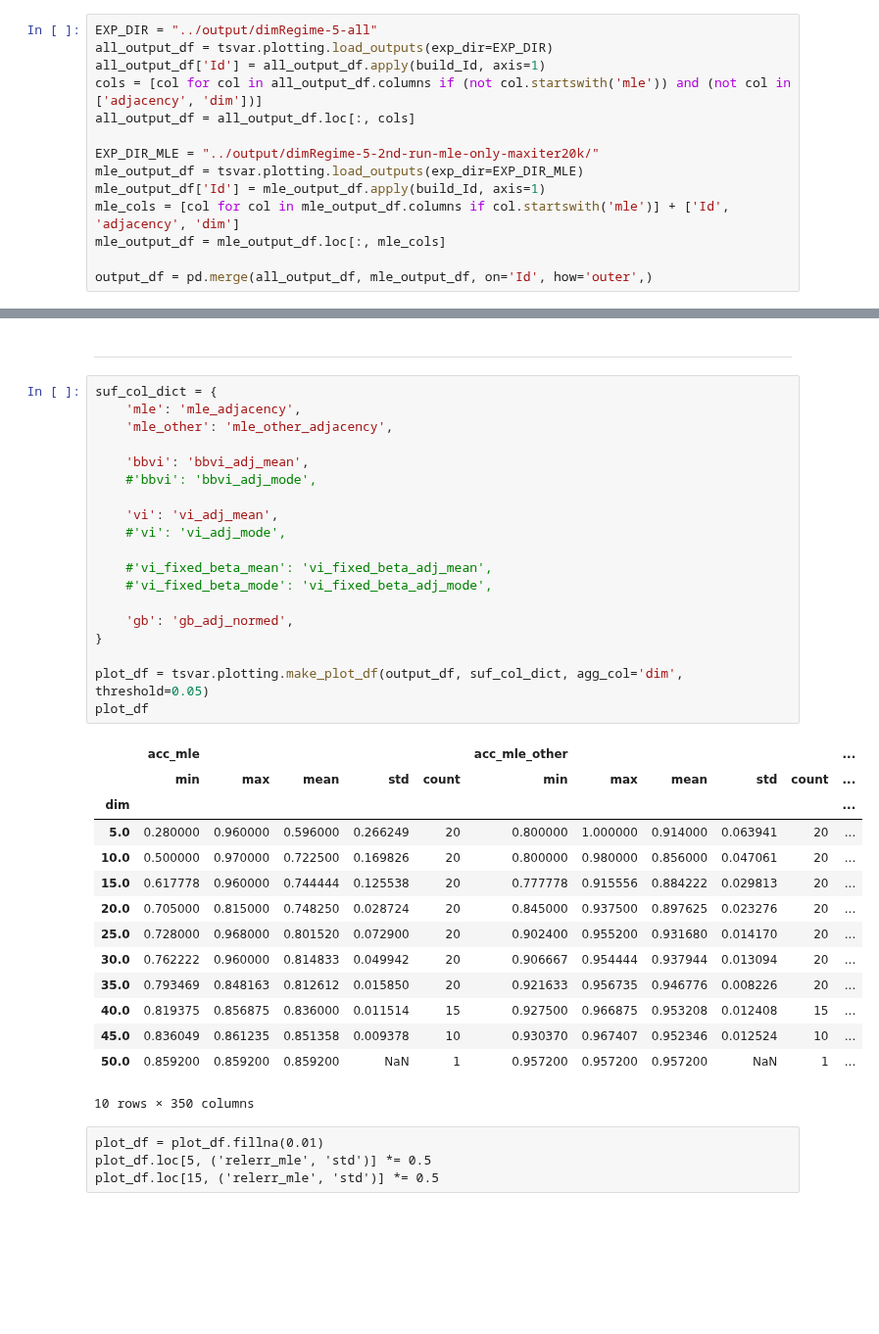
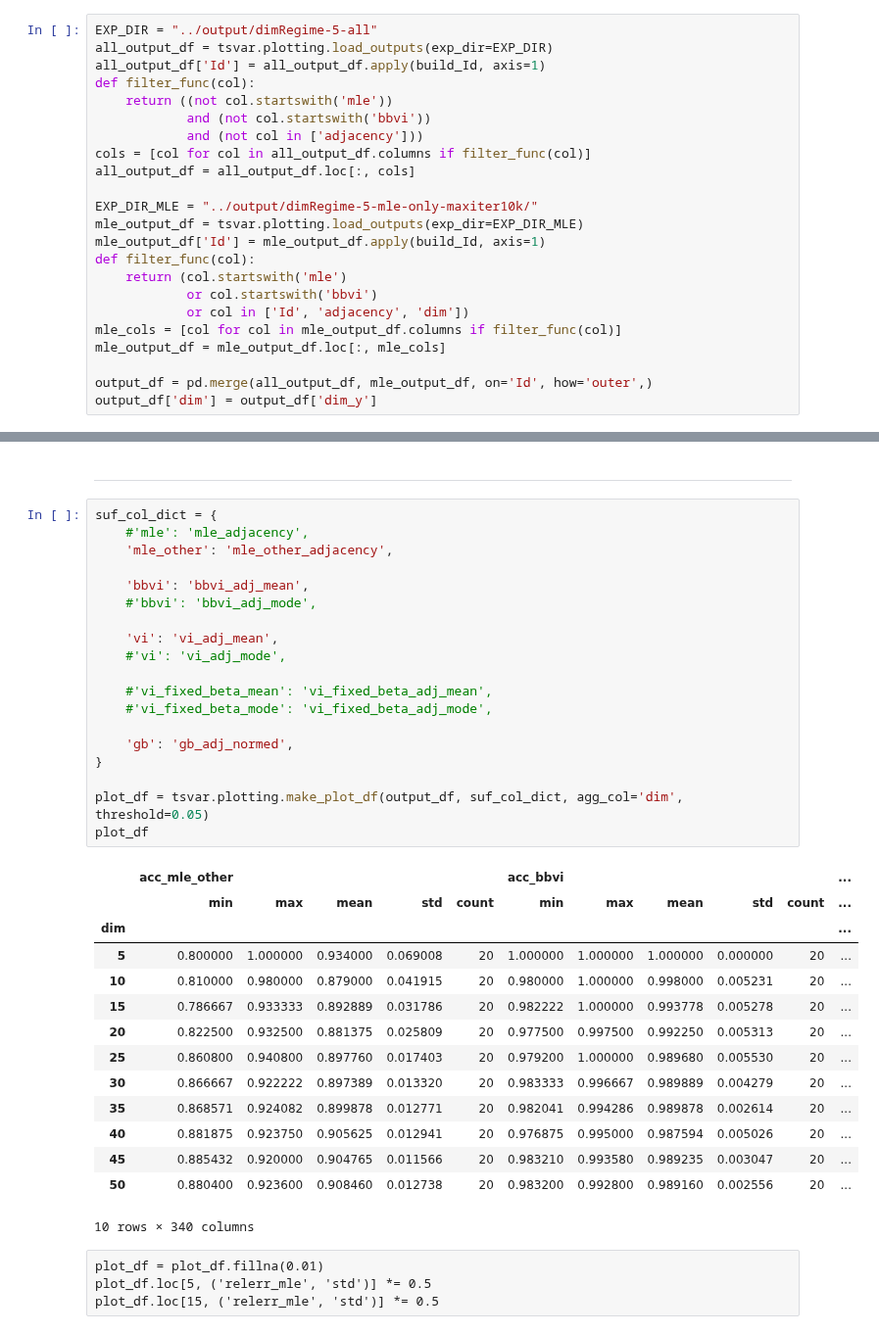
Before and after one commit to trouleau/var-wold, a Jupyter notebook: notebook/9-wt-3-process-experiment-output.ipynb, the cells around one changed output, grey strips where cells are left out. Shown at 98% size. Drawn from its saved outputs; the diff is of its cells as text; blank space fills up the shorter version.

```diff
--- a/notebook/9-wt-3-process-experiment-output.ipynb
+++ b/notebook/9-wt-3-process-experiment-output.ipynb
@@ -30,15 +30,24 @@ output_df.head()
 EXP_DIR = "../output/dimRegime-5-all"
 all_output_df = tsvar.plotting.load_outputs(exp_dir=EXP_DIR)
 all_output_df['Id'] = all_output_df.apply(build_Id, axis=1)
-cols = [col for col in all_output_df.columns if (not col.startswith('mle')) and (not col in ['adjacency', 'dim'])]
+def filter_func(col):
+    return ((not col.startswith('mle'))
+            and (not col.startswith('bbvi'))
+            and (not col in ['adjacency']))
+cols = [col for col in all_output_df.columns if filter_func(col)]
 all_output_df = all_output_df.loc[:, cols]
 
-EXP_DIR_MLE = "../output/dimRegime-5-2nd-run-mle-only-maxiter20k/"
+EXP_DIR_MLE = "../output/dimRegime-5-mle-only-maxiter10k/"
 mle_output_df = tsvar.plotting.load_outputs(exp_dir=EXP_DIR_MLE)
 mle_output_df['Id'] = mle_output_df.apply(build_Id, axis=1)
-mle_cols = [col for col in mle_output_df.columns if col.startswith('mle')] + ['Id', 'adjacency', 'dim']
+def filter_func(col):
+    return (col.startswith('mle')
+            or col.startswith('bbvi')
+            or col in ['Id', 'adjacency', 'dim'])
+mle_cols = [col for col in mle_output_df.columns if filter_func(col)]
 mle_output_df = mle_output_df.loc[:, mle_cols]
 
 output_df = pd.merge(all_output_df, mle_output_df, on='Id', how='outer',)
+output_df['dim'] = output_df['dim_y']
 # %% [output]
 Process file: ../output/dimRegime-5-all/1590697291-g02-d50-n500000/output-01.json...
@@ -47,38 +56,38 @@ Process file: ../output/dimRegime-5-2nd-run-mle-only-maxiter20k/1590697291-g00-d
 ---
 # %%
 suf_col_dict = {
-    'mle': 'mle_adjacency',
+    #'mle': 'mle_adjacency',
     'mle_other': 'mle_other_adjacency',
 
     'bbvi': 'bbvi_adj_mean',
     #'bbvi': 'bbvi_adj_mode',
 
     'vi': 'vi_adj_mean',
     #'vi': 'vi_adj_mode',
 
     #'vi_fixed_beta_mean': 'vi_fixed_beta_adj_mean',
     #'vi_fixed_beta_mode': 'vi_fixed_beta_adj_mode',
 
     'gb': 'gb_adj_normed',
 }
 
 plot_df = tsvar.plotting.make_plot_df(output_df, suf_col_dict, agg_col='dim', threshold=0.05)
 plot_df
 # %% [output]
-|  | acc_mle |  |  |  |  | acc_mle_other |  |  |  |  | ... |
+|  | acc_mle_other |  |  |  |  | acc_bbvi |  |  |  |  | ... |
 |  | min | max | mean | std | count | min | max | mean | std | count | ... |
 | dim |  |  |  |  |  |  |  |  |  |  | ... |
-| 5.0 | 0.280000 | 0.960000 | 0.596000 | 0.266249 | 20 | 0.800000 | 1.000000 | 0.914000 | 0.063941 | 20 | ... |
-| 10.0 | 0.500000 | 0.970000 | 0.722500 | 0.169826 | 20 | 0.800000 | 0.980000 | 0.856000 | 0.047061 | 20 | ... |
-| 15.0 | 0.617778 | 0.960000 | 0.744444 | 0.125538 | 20 | 0.777778 | 0.915556 | 0.884222 | 0.029813 | 20 | ... |
-| 20.0 | 0.705000 | 0.815000 | 0.748250 | 0.028724 | 20 | 0.845000 | 0.937500 | 0.897625 | 0.023276 | 20 | ... |
-| 25.0 | 0.728000 | 0.968000 | 0.801520 | 0.072900 | 20 | 0.902400 | 0.955200 | 0.931680 | 0.014170 | 20 | ... |
-| 30.0 | 0.762222 | 0.960000 | 0.814833 | 0.049942 | 20 | 0.906667 | 0.954444 | 0.937944 | 0.013094 | 20 | ... |
-| 35.0 | 0.793469 | 0.848163 | 0.812612 | 0.015850 | 20 | 0.921633 | 0.956735 | 0.946776 | 0.008226 | 20 | ... |
-| 40.0 | 0.819375 | 0.856875 | 0.836000 | 0.011514 | 15 | 0.927500 | 0.966875 | 0.953208 | 0.012408 | 15 | ... |
-| 45.0 | 0.836049 | 0.861235 | 0.851358 | 0.009378 | 10 | 0.930370 | 0.967407 | 0.952346 | 0.012524 | 10 | ... |
-| 50.0 | 0.859200 | 0.859200 | 0.859200 | NaN | 1 | 0.957200 | 0.957200 | 0.957200 | NaN | 1 | ... |
+| 5 | 0.800000 | 1.000000 | 0.934000 | 0.069008 | 20 | 1.000000 | 1.000000 | 1.000000 | 0.000000 | 20 | ... |
+| 10 | 0.810000 | 0.980000 | 0.879000 | 0.041915 | 20 | 0.980000 | 1.000000 | 0.998000 | 0.005231 | 20 | ... |
+| 15 | 0.786667 | 0.933333 | 0.892889 | 0.031786 | 20 | 0.982222 | 1.000000 | 0.993778 | 0.005278 | 20 | ... |
+| 20 | 0.822500 | 0.932500 | 0.881375 | 0.025809 | 20 | 0.977500 | 0.997500 | 0.992250 | 0.005313 | 20 | ... |
+| 25 | 0.860800 | 0.940800 | 0.897760 | 0.017403 | 20 | 0.979200 | 1.000000 | 0.989680 | 0.005530 | 20 | ... |
+| 30 | 0.866667 | 0.922222 | 0.897389 | 0.013320 | 20 | 0.983333 | 0.996667 | 0.989889 | 0.004279 | 20 | ... |
+| 35 | 0.868571 | 0.924082 | 0.899878 | 0.012771 | 20 | 0.982041 | 0.994286 | 0.989878 | 0.002614 | 20 | ... |
+| 40 | 0.881875 | 0.923750 | 0.905625 | 0.012941 | 20 | 0.976875 | 0.995000 | 0.987594 | 0.005026 | 20 | ... |
+| 45 | 0.885432 | 0.920000 | 0.904765 | 0.011566 | 20 | 0.983210 | 0.993580 | 0.989235 | 0.003047 | 20 | ... |
+| 50 | 0.880400 | 0.923600 | 0.908460 | 0.012738 | 20 | 0.983200 | 0.992800 | 0.989160 | 0.002556 | 20 | ... |
-10 rows × 350 columns
+10 rows × 340 columns
 # %% [raw]
 plot_df = plot_df.fillna(0.01)
 plot_df.loc[5, ('relerr_mle', 'std')] *= 0.5
```
Also changed, not shown: parts of 8 cells of this notebook, 1 other file.
